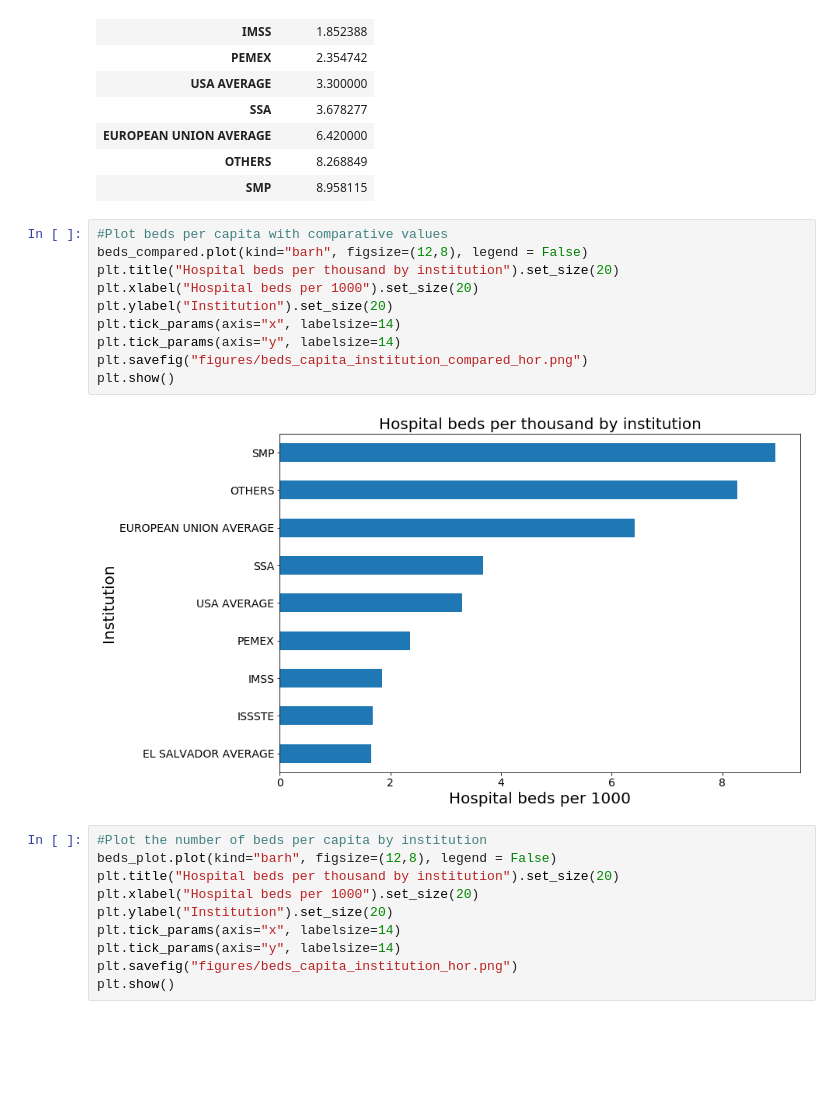
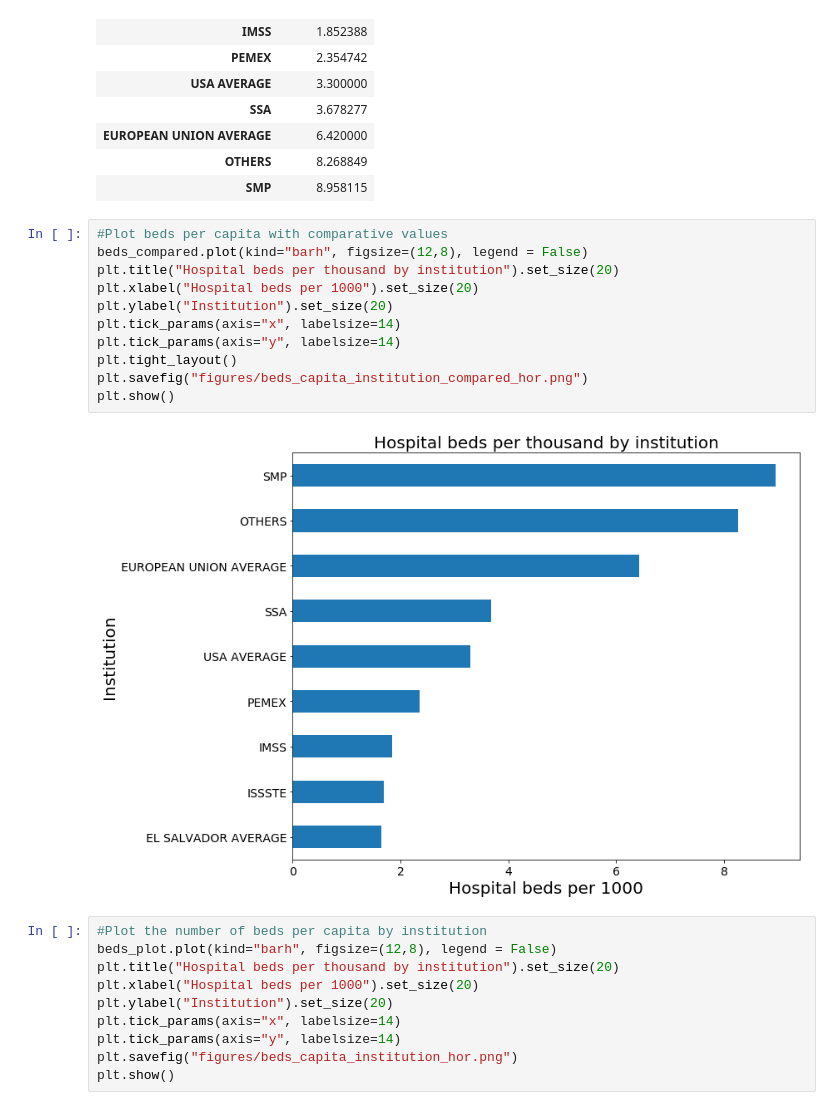
Before and after one commit to JoannePeel/healthcare-data-analysis, a Jupyter notebook: main.ipynb, the cells around one changed output. Drawn from its saved outputs; the diff is of its cells as text; blank space fills up the shorter version.

```diff
--- a/main.ipynb
+++ b/main.ipynb
@@ -169,15 +169,16 @@ beds_compared
 # %%
 #Plot beds per capita with comparative values
 beds_compared.plot(kind="barh", figsize=(12,8), legend = False)
 plt.title("Hospital beds per thousand by institution").set_size(20)
 plt.xlabel("Hospital beds per 1000").set_size(20)
 plt.ylabel("Institution").set_size(20)
 plt.tick_params(axis="x", labelsize=14)
 plt.tick_params(axis="y", labelsize=14)
+plt.tight_layout()
 plt.savefig("figures/beds_capita_institution_compared_hor.png")
 plt.show()
 # %% [output]
-[figure, old version]
+[figure, new version]
 # %%
 #Plot the number of beds per capita by institution
 beds_plot.plot(kind="barh", figsize=(12,8), legend = False)
```
Also changed, not shown: parts of 12 cells of this notebook, 14 other files.
